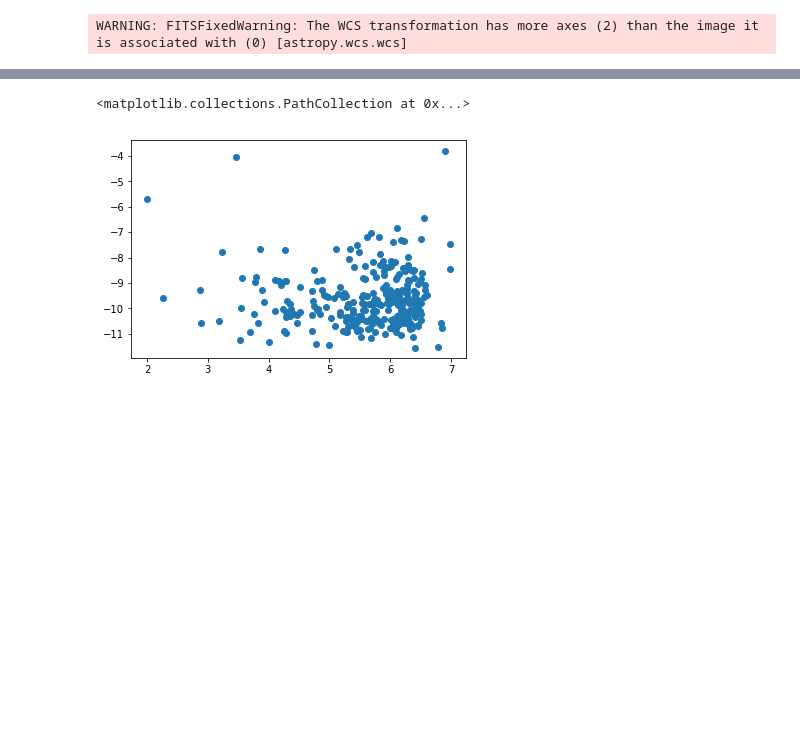
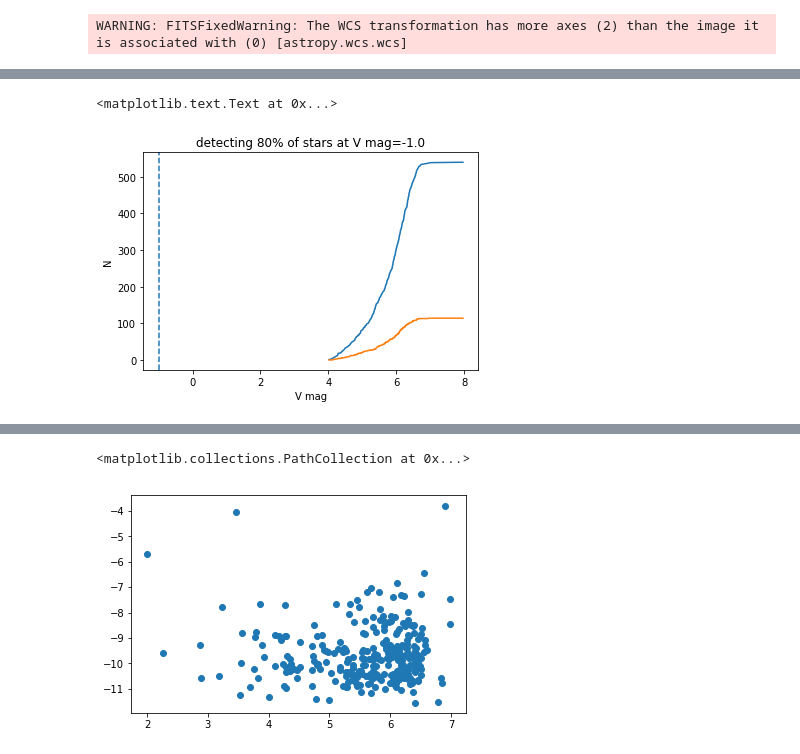
Before and after one commit to lsst/all_sky_phot, a Jupyter notebook: data/az_camera/try_g_band.ipynb, the cells around one changed output, grey strips where cells are left out. Saved outputs shown, nothing was run; the diff lists cells and outputs as text; code cells hidden in the pictures; blank space fills up the shorter version.

```diff
--- a/data/az_camera/try_g_band.ipynb
+++ b/data/az_camera/try_g_band.ipynb
@@ -93,0 +103,3 @@ distances, indices = phot_tree.query(np.array((x_expected[predicted_inbox], y_ex
+# %%
+match_limit = 2.5  # Pixels
+matched = indices[np.where(distances < match_limit)]
@@ -93,0 +110,24 @@ distances, indices = phot_tree.query(np.array((x_expected[predicted_inbox], y_ex
+# %%
+cumulative = np.arange(x_expected[predicted_inbox].size)+1
+detected = np.zeros(x_expected[predicted_inbox].size)
+detected[matched] += 1
+
+order = np.argsort(mag_expected[predicted_inbox])
+
+detected = np.cumsum(detected[order])
+
+dash_limit = 0.80
+try:
+    mag_limit = mag_expected[predicted_inbox][order][np.max(np.where(detected/cumulative > dash_limit))]
+except:
+    mag_limit = -1
+# %%
+plt.plot(mag_expected[predicted_inbox][order], cumulative)
+plt.plot(mag_expected[predicted_inbox][order], detected)
+plt.axvline(mag_limit, linestyle='--')
+plt.xlabel('V mag')
+plt.ylabel('N')
+plt.title('detecting %.0f%% of stars at V mag=%.1f' % (dash_limit*100, mag_limit))
+# %% [output]
+<matplotlib.text.Text at 0x...>
+[figure, added]
```
Also changed, not shown: parts of 9 cells of this notebook, 1 other file.
